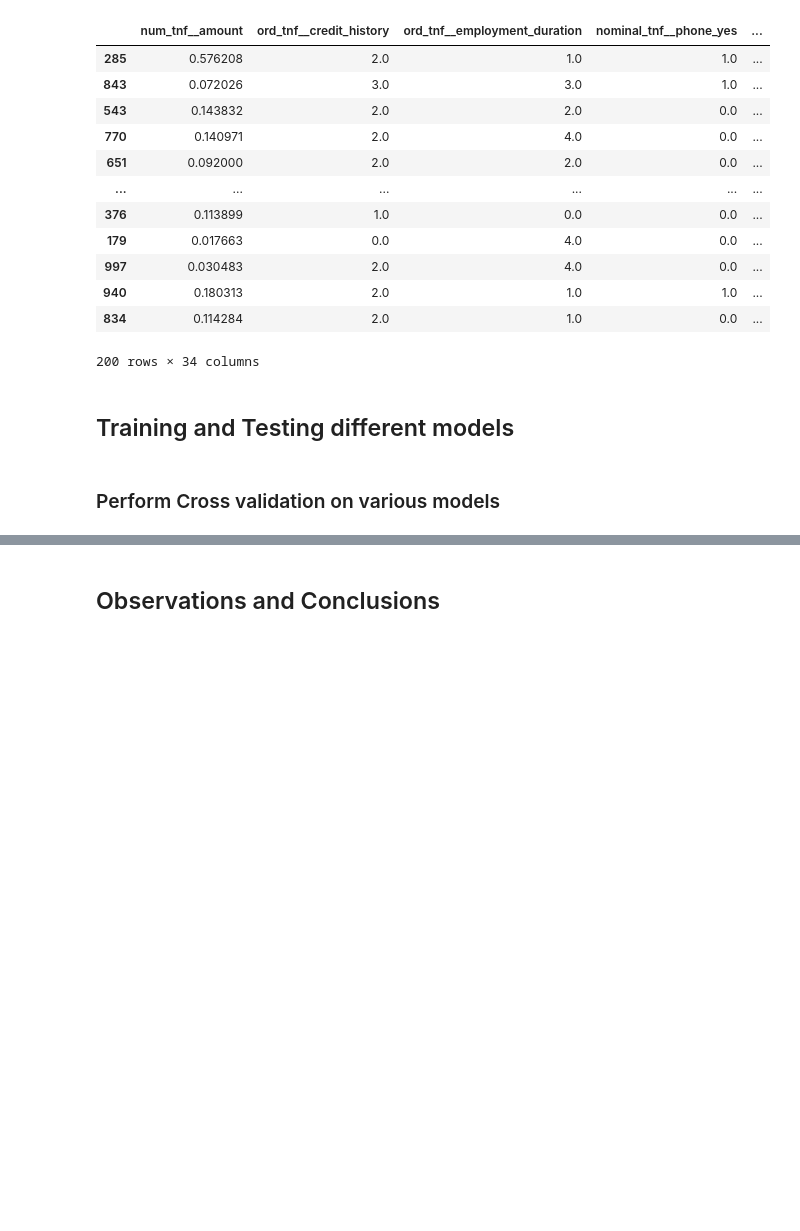
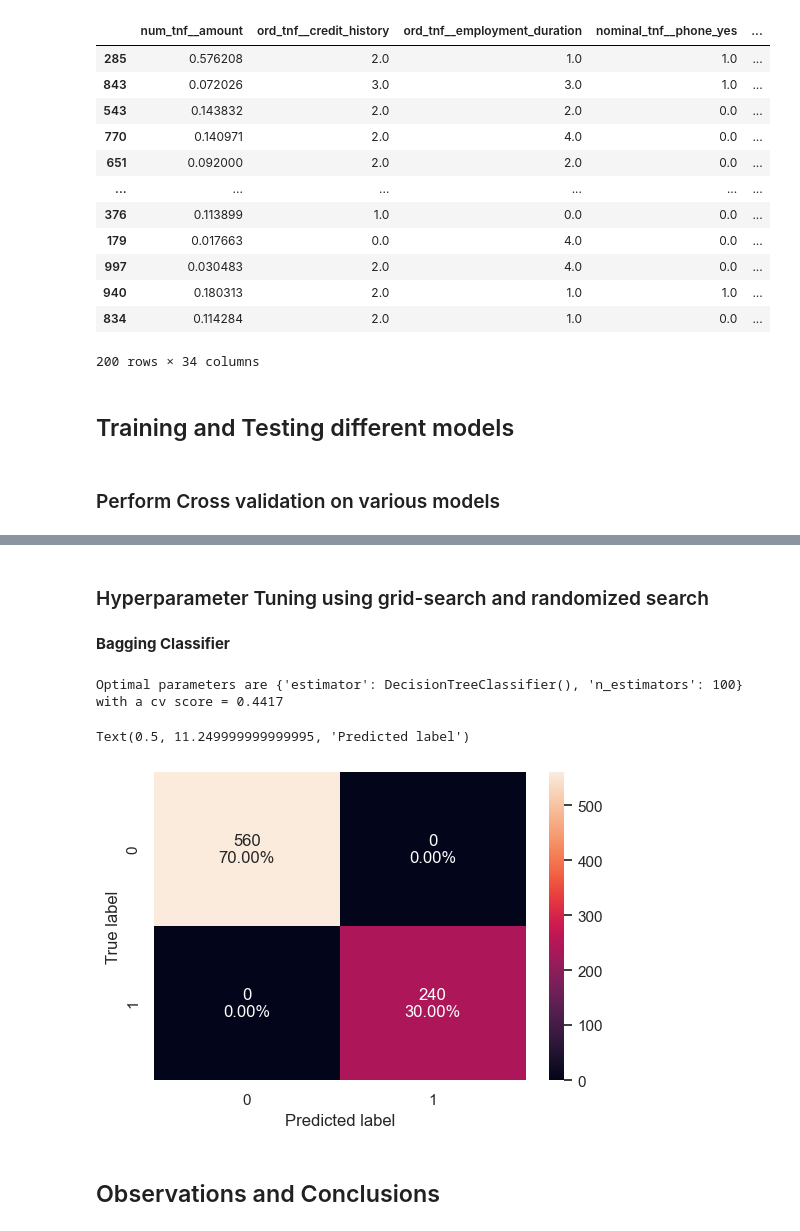
Before and after one commit to srikrish2812/intro_to_ml, a Jupyter notebook: week_6/IML_final_project_week6_Abhay.ipynb, the cells around one changed output, grey strips where cells are left out. Cells and saved outputs as stored; diff of their text form; code cells hidden in the pictures; blank space fills up the shorter version.

```diff
--- a/week_6/IML_final_project_week6_Abhay.ipynb
+++ b/week_6/IML_final_project_week6_Abhay.ipynb
@@ -574,2 +574,48 @@ plt.show()
+# %% [markdown]
+### Hyperparameter Tuning using grid-search and randomized search
+# %% [markdown]
+**Bagging Classifier**
+# %%
+model = BaggingClassifier(random_state=96)
+
+params_grid = {
+    "n_estimators": np.arange(10, 110, 10),
+    'estimator': [DecisionTreeClassifier(), SVC()]
+}
+
+recall_scorer = make_scorer(recall_score)
+
+grid_cv = GridSearchCV(estimator=model, param_grid=params_grid, scoring=recall_scorer, cv=5,n_jobs=-1)
+
+grid_cv.fit(X_train_processed,y_train_processed)
+
+print(f'Optimal parameters are {grid_cv.best_params_} with a cv score = {round(grid_cv.best_score_,4)}')
+# %% [output]
+Optimal parameters are {'estimator': DecisionTreeClassifier(), 'n_estimators': 100} with a cv score = 0.4417
+# %%
+bagging_grid = BaggingClassifier(n_estimators=100, estimator=DecisionTreeClassifier(), random_state=96)
+bagging_grid.fit(X_train_processed, y_train_processed)
+y_test_pred = bagging_grid.predict(X_test_processed)
+
+cm = confusion_matrix(y_train_processed, bagging_grid.predict(X_train_processed))
+labels = np.asarray(
+    [
+        ["{0:0.0f}".format(item) + "\n{0:.2%}".format(item / cm.flatten().sum())]
+        for item in cm.flatten()
+    ]
+).reshape(2, 2)
+
+plt.figure(figsize=(6, 4))
+sns.heatmap(cm, annot=labels, fmt='')
+plt.ylabel("True label")
+plt.xlabel("Predicted label")
+
+
+
+# ConfusionMatrixDisplay.from_predictions(y_train_processed, bagging_grid.predict(X_train_processed))
+# plt.grid(False)
+# %% [output]
+Text(0.5, 11.249999999999995, 'Predicted label')
+[figure, added]
 # %% [markdown]
 ## Observations and Conclusions
```
Also changed, not shown: parts of 6 cells of this notebook.
